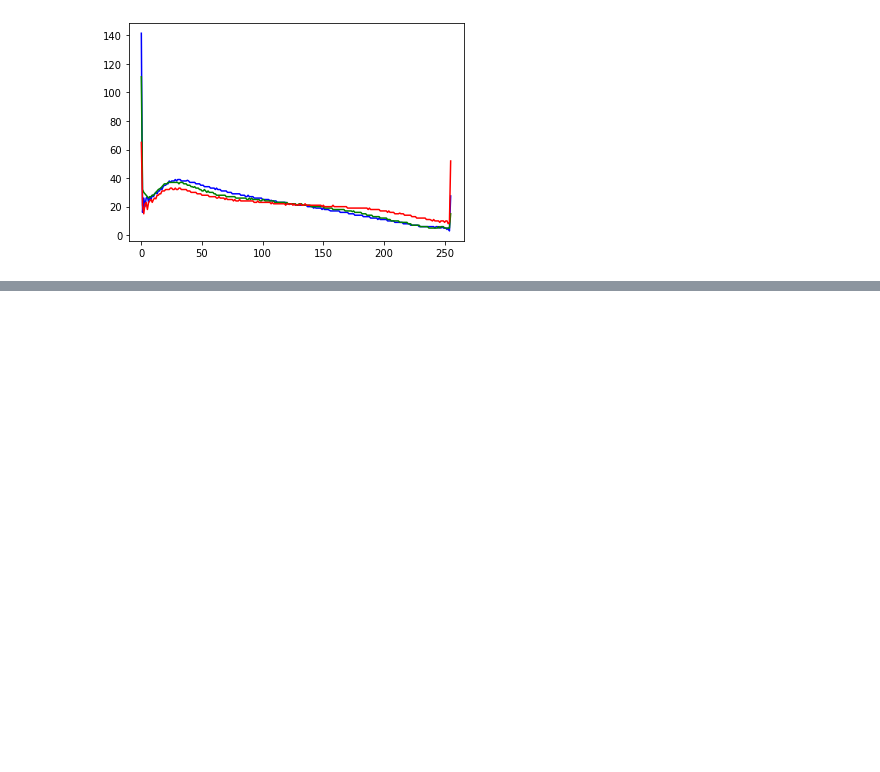
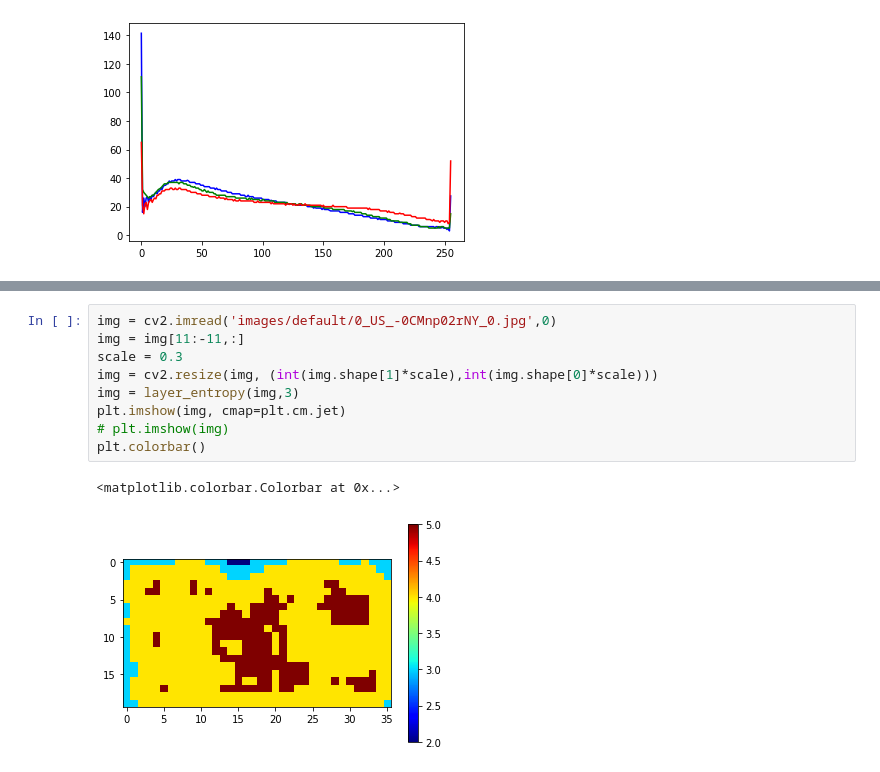
Before and after one commit to DominikKossinski/PED, a Jupyter notebook: PED_2_work_in_progress.ipynb, the cells around one changed output, grey strips where cells are left out. Cells and saved outputs as stored; diff of their text form; blank space fills up the shorter version.

```diff
--- a/PED_2_work_in_progress.ipynb
+++ b/PED_2_work_in_progress.ipynb
@@ -269,0 +303,12 @@ draw_hist(color_median,True)
+# %%
+img = cv2.imread('images/default/0_US_-0CMnp02rNY_0.jpg',0)
+img = img[11:-11,:]
+scale = 0.3
+img = cv2.resize(img, (int(img.shape[1]*scale),int(img.shape[0]*scale)))
+img = layer_entropy(img,3)
+plt.imshow(img, cmap=plt.cm.jet)
+# plt.imshow(img)
+plt.colorbar()
+# %% [output]
+<matplotlib.colorbar.Colorbar at 0x...>
+[figure, added]
```
Also changed, not shown: parts of 8 cells of this notebook.
